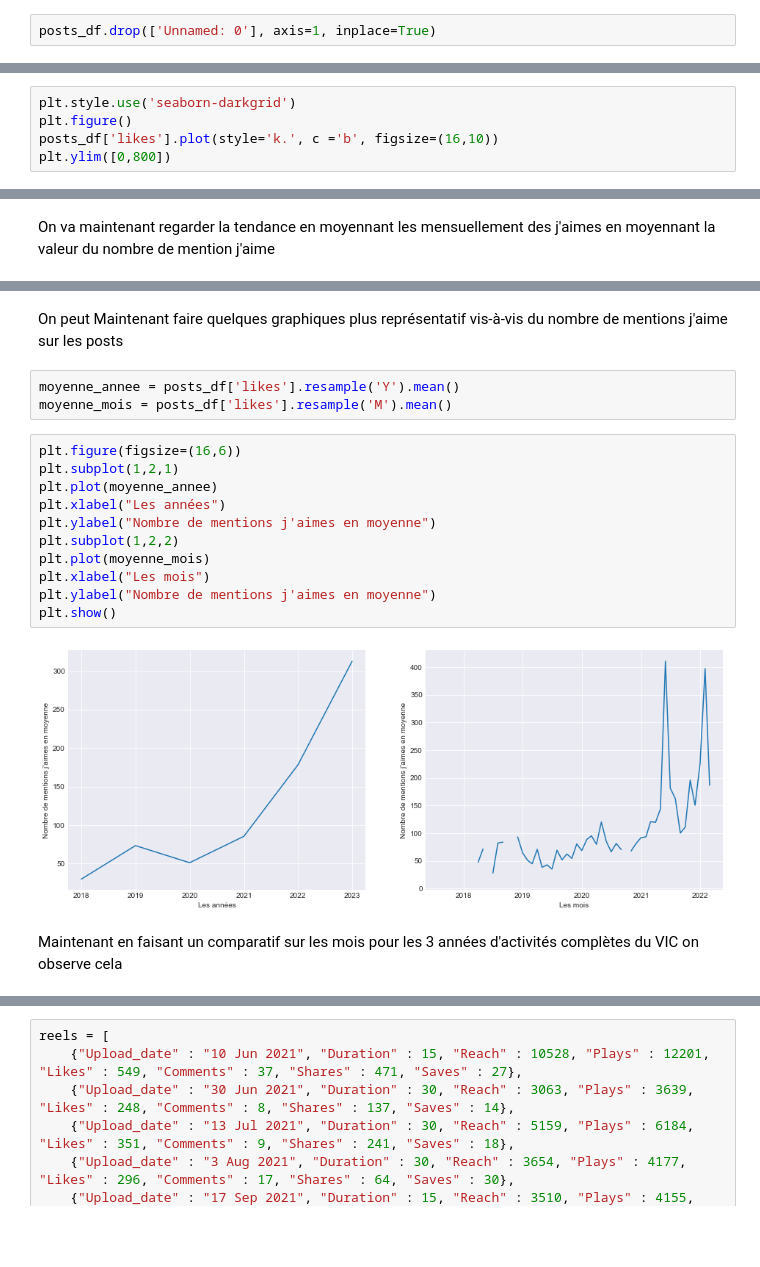
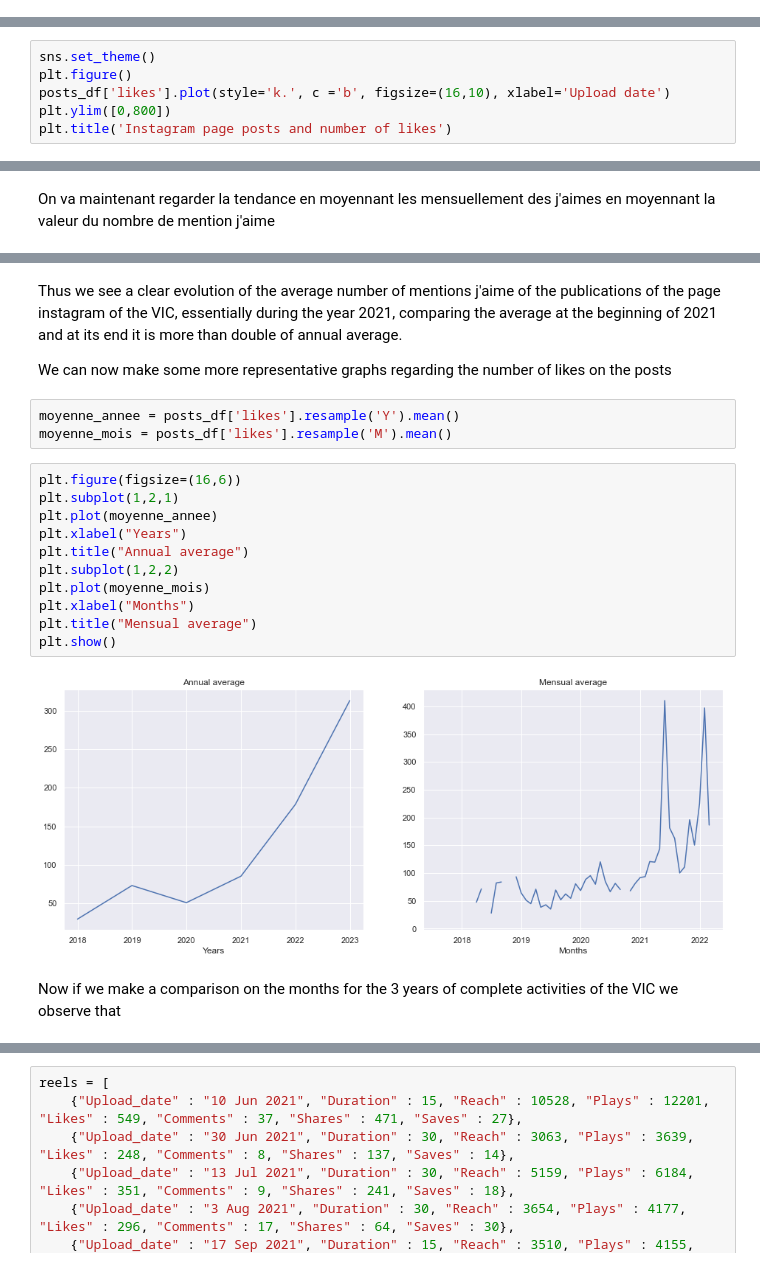
Before and after one commit to MohamedNennouche/Instagram-page-scrapping, a Jupyter notebook: vicData.ipynb, the cells around one changed output, grey strips where cells are left out. Saved outputs shown, nothing was run; the diff lists cells and outputs as text; blank space fills up the shorter version.

```diff
--- a/vicData.ipynb
+++ b/vicData.ipynb
@@ -42,5 +46,3 @@ posts_df.describe()
-# %%
-posts_df.drop(['Unnamed: 0'], axis=1, inplace=True)
 # %%
 posts_df.columns
 # %% [output]
@@ -50,8 +52,9 @@ Index(['shortcode', 'display_url', 'is_video', 'caption', 'comments',
        'has_audio', 'video_view_count', 'hashtags'],
       dtype='object')
 # %%
-plt.style.use('seaborn-darkgrid')
+sns.set_theme()
 plt.figure()
-posts_df['likes'].plot(style='k.', c ='b', figsize=(16,10))
+posts_df['likes'].plot(style='k.', c ='b', figsize=(16,10), xlabel='Upload date')
 plt.ylim([0,800])
+plt.title('Instagram page posts and number of likes')
 # %% [output]
@@ -72,23 +78,25 @@ plt.show()
-# %% [markdown]
-On peut Maintenant faire quelques graphiques plus représentatif vis-à-vis du nombre de mentions j'aime sur les posts
+# %% [markdown]
+Thus we see a clear evolution of the average number of mentions j'aime of the publications of the page instagram of the VIC, essentially during the year 2021, comparing the average at the beginning of 2021 and at its end it is more than double of annual average.
+
+We can now make some more representative graphs regarding the number of likes on the posts
 # %%
 moyenne_annee = posts_df['likes'].resample('Y').mean()
 moyenne_mois = posts_df['likes'].resample('M').mean()
 # %%
 plt.figure(figsize=(16,6))
 plt.subplot(1,2,1)
 plt.plot(moyenne_annee)
-plt.xlabel("Les années")
-plt.ylabel("Nombre de mentions j'aimes en moyenne")
+plt.xlabel("Years")
+plt.title("Annual average")
 plt.subplot(1,2,2)
 plt.plot(moyenne_mois)
-plt.xlabel("Les mois")
-plt.ylabel("Nombre de mentions j'aimes en moyenne")
+plt.xlabel("Months")
+plt.title("Mensual average")
 plt.show()
 # %% [output]
-[figure, old version]
+[figure, new version]
-# %% [markdown]
-Maintenant en faisant un comparatif sur les mois pour les 3 années d'activités complètes du VIC on observe cela
+# %% [markdown]
+Now if we make a comparison on the months for the 3 years of complete activities of the VIC we observe that
 # %%
 moyenne_2021 = list(posts_df['2021']['likes'].resample('M').mean())
 moyenne_2020 = list(posts_df['2020']['likes'].resample('M').mean())
```
Also changed, not shown: parts of 24 cells of this notebook, 2 other files.
